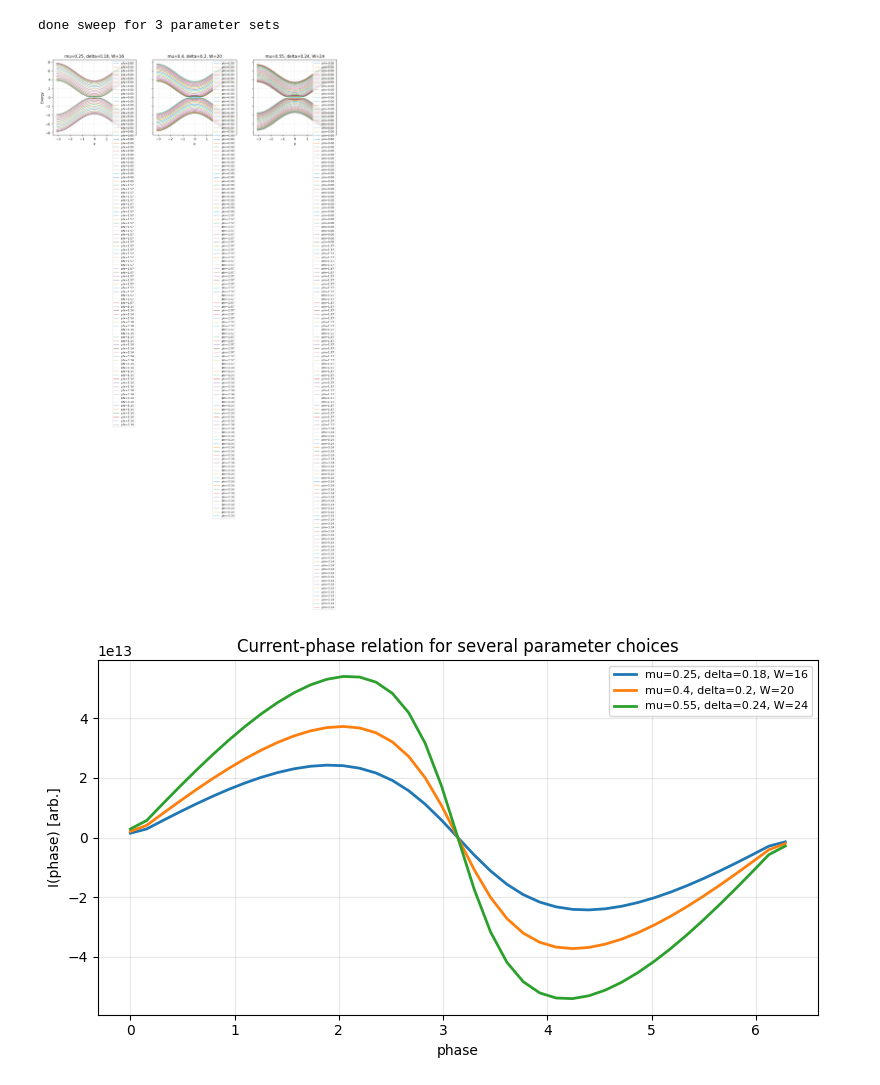
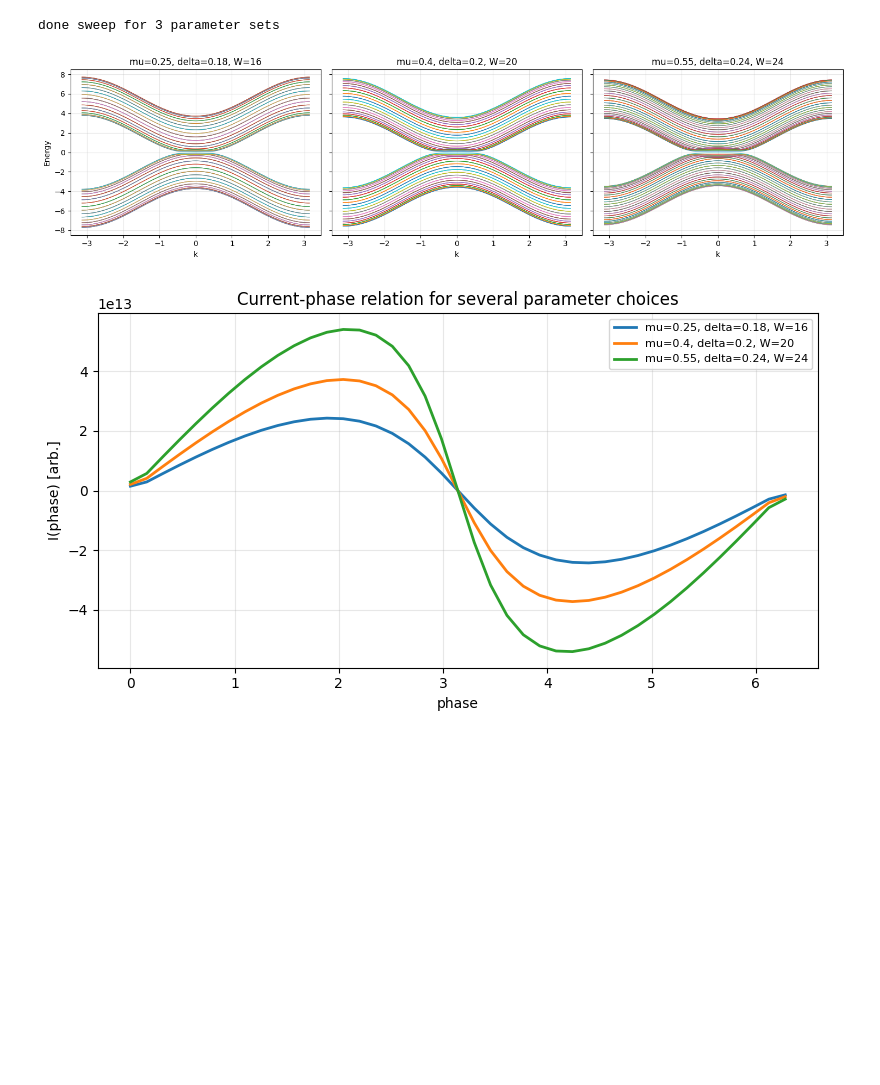
Before and after one commit to iarayad/coding_practices, a Jupyter notebook: bad/josephson_messy.ipynb, the cells around one changed output. Saved outputs shown, nothing was run; the diff lists cells and outputs as text; code cells hidden in the pictures; blank space fills up the shorter version.

```diff
--- a/bad/josephson_messy.ipynb
+++ b/bad/josephson_messy.ipynb
@@ -83,25 +83,24 @@ done sweep for 3 parameter sets
 # %%
 # Plot selected dispersion curves for each parameter set
 fig, axes = plt.subplots(1, len(all_results), figsize=(5 * len(all_results), 4), sharey=True)
 if len(all_results) == 1:
     axes = [axes]
 
 targets = [0.0, np.pi / 2, np.pi]
 for i, result in enumerate(all_results):
     ax = axes[i]
     for target in targets:
         idx = int(np.argmin(np.abs(phases - target)))
         ax.plot(momenta, result['dispersions'][idx], lw=0.8, alpha=0.8, label=f'phi={phases[idx]:.2f}')
     p = result['params']
     ax.set_title(f"mu={p['mu']}, delta={p['delta']}, W={int(p['width'])}")
     ax.set_xlabel('k')
     ax.grid(alpha=0.3)
-    ax.legend(fontsize=8)
 axes[0].set_ylabel('Energy')
 plt.tight_layout()
 plt.show()
 # %% [output]
-[figure, old version]
+[figure, new version]
 # %%
 # Current-phase curves for all parameter sets
 plt.figure(figsize=(8, 4.5))
```
Also changed, not shown: 12 other files.
